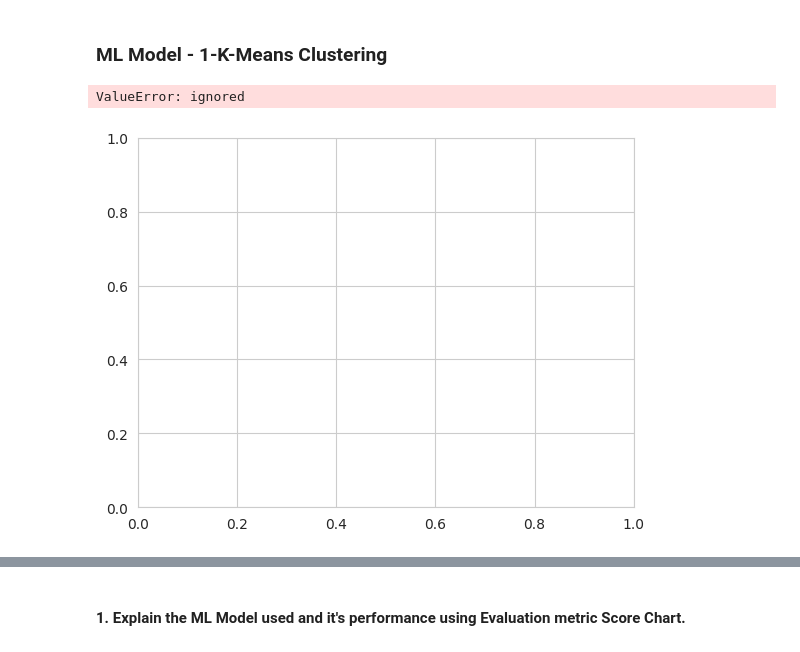
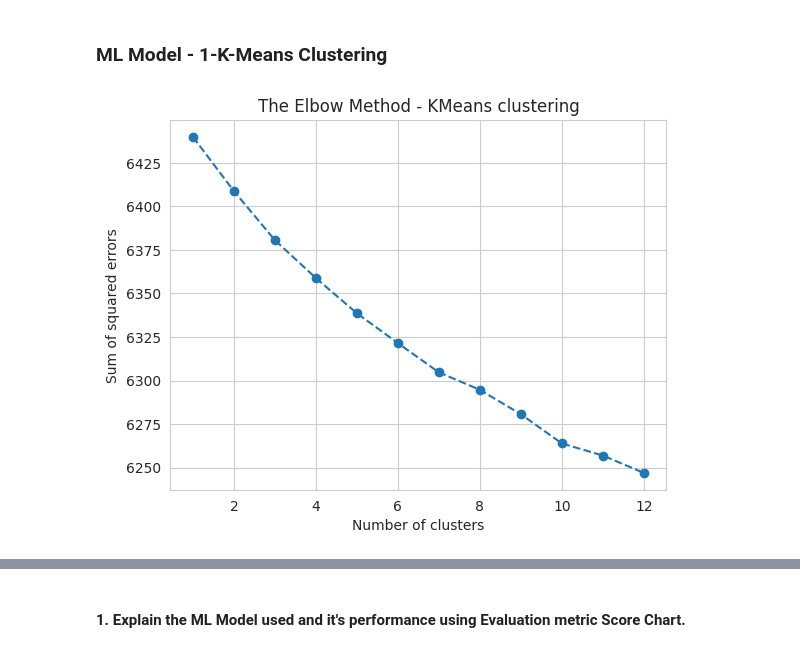
Before and after one commit to Jeetesh-KumarM/CAPSTONE-PROJECT--3--CLUSTERING, a Jupyter notebook: Netflix_Movies_and_TV_Shows_Clustering.ipynb, the cells around one changed output, grey strips where cells are left out. Drawn from its saved outputs; the diff is of its cells as text; code cells hidden in the pictures.

```diff
--- a/Netflix_Movies_and_TV_Shows_Clustering.ipynb
+++ b/Netflix_Movies_and_TV_Shows_Clustering.ipynb
@@ -1073,20 +1015,19 @@ Answer Here.
 # %%
 # ML Model - 1 Implementation
 sos=[]
-for i in range(1,16):
+for i in range(1,13):
   kmeans=KMeans(n_clusters=i,init='k-means++', random_state=42)
-# Fit the Algorithm
-kmeans.fit(X)
-# Compute the sum of squared errors for the model
-sos.append(kmeans.inertia_)
+  # Fit the Algorithm
+  kmeans.fit(X)
+  #Compute the sum of squared errors for the model
+  sos.append(kmeans.inertia_)
 # Predict on the model
 # %%
 #Plotting
-plt.plot(range(1,16),sos)
+plt.plot(range(1,13),sos,marker='o',linestyle='--')
 plt.title('The Elbow Method - KMeans clustering')
 plt.xlabel('Number of clusters')
 plt.ylabel('Sum of squared errors')
 plt.show()
 # %% [output]
-ValueError: ignored
-[figure, old version]
+[figure, new version]
```
Also changed, not shown: parts of 38 cells of this notebook.
